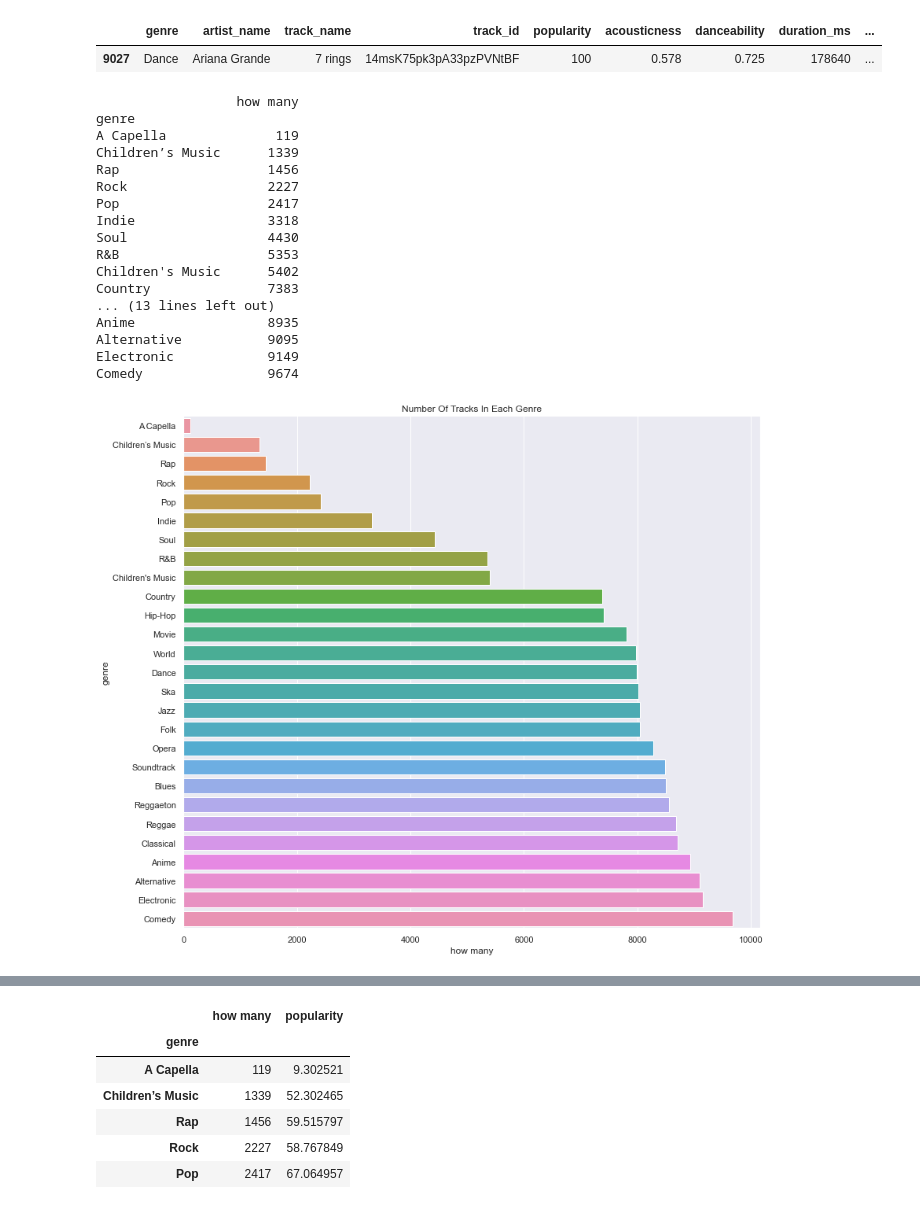
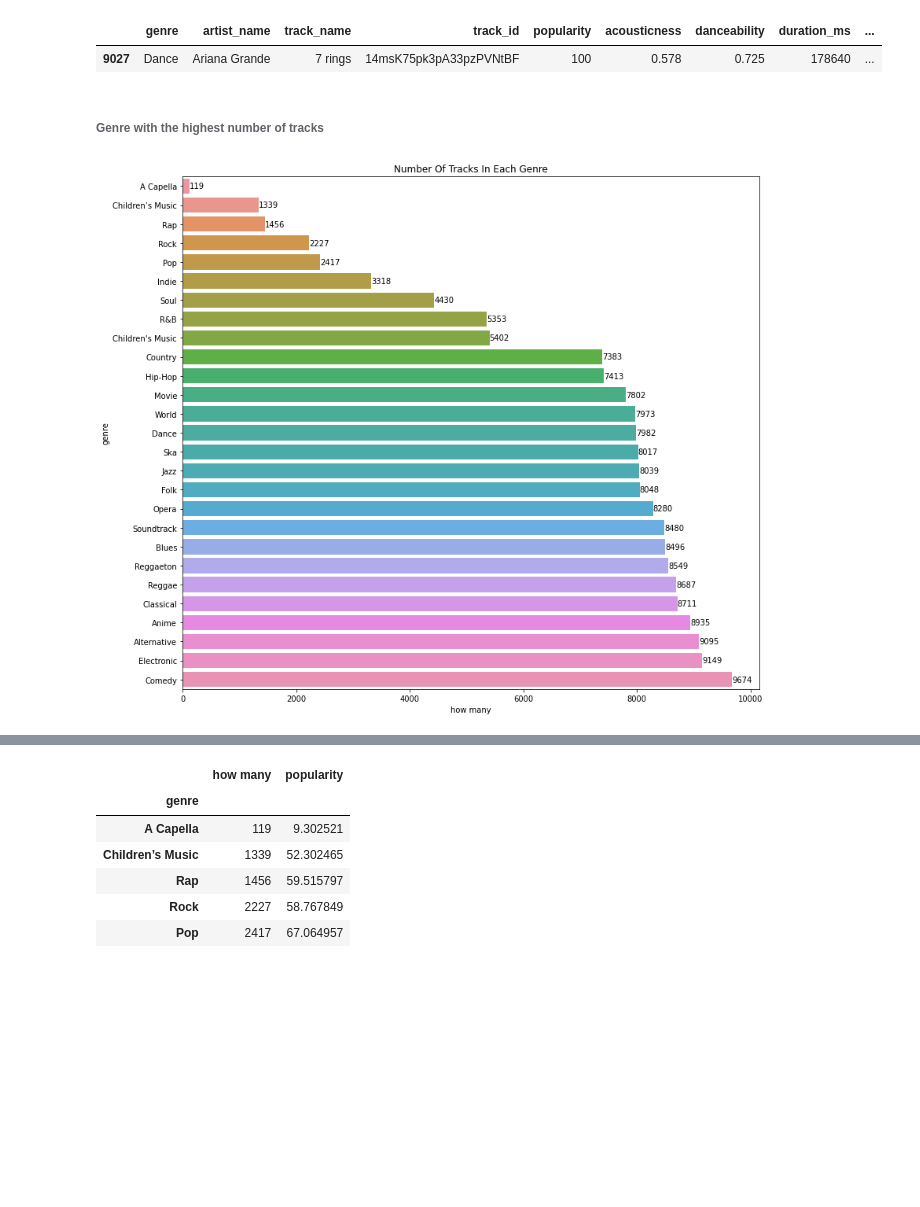
Before and after one commit to itamarKraitman/Spotify_data_analysis, a Jupyter notebook: Spotify.ipynb, the cells around one changed output, grey strips where cells are left out. Saved outputs shown, nothing was run; the diff lists cells and outputs as text; code cells hidden in the pictures; blank space fills up the shorter version.

```diff
--- a/Spotify.ipynb
+++ b/Spotify.ipynb
@@ -151,35 +156,20 @@ track_with_highest_popularity
 # %% [output]
 |  | genre | artist_name | track_name | track_id | popularity | acousticness | danceability | duration_ms | ... |
 | 9027 | Dance | Ariana Grande | 7 rings | 14msK75pk3pA33pzPVNtBF | 100 | 0.578 | 0.725 | 178640 | ... |
+# %% [markdown]
+######  Genre with the highest number of tracks
 # %%
-# Genre with the highest number of tracks
-
 number_of_tracks_by_genre = pd.DataFrame(data=spotify_data.groupby('genre').size(),columns=['how many']).sort_values(
     by='how many')
-print(number_of_tracks_by_genre)
 
 plt.figure(figsize=(12,10))
-sns.barplot(x='how many',y=number_of_tracks_by_genre.index,data=number_of_tracks_by_genre).set(
-    title="Number Of Tracks In Each Genre")
+ax = sns.barplot(x='how many',y=number_of_tracks_by_genre.index,data=number_of_tracks_by_genre)
 
+for i in ax.containers:
+    ax.bar_label(i,)
+
+plt.title("Number Of Tracks In Each Genre")
 plt.tight_layout()
 plt.show()
 # %% [output]
-                  how many
-genre
-A Capella              119
-Children’s Music      1339
-Rap                   1456
-Rock                  2227
-Pop                   2417
-Indie                 3318
-Soul                  4430
-R&B                   5353
-Children's Music      5402
-Country               7383
-... (13 lines left out)
-Anime                 8935
-Alternative           9095
-Electronic            9149
-Comedy                9674
-[figure, old version]
+[figure, new version]
```
Also changed, not shown: parts of 35 cells of this notebook.
